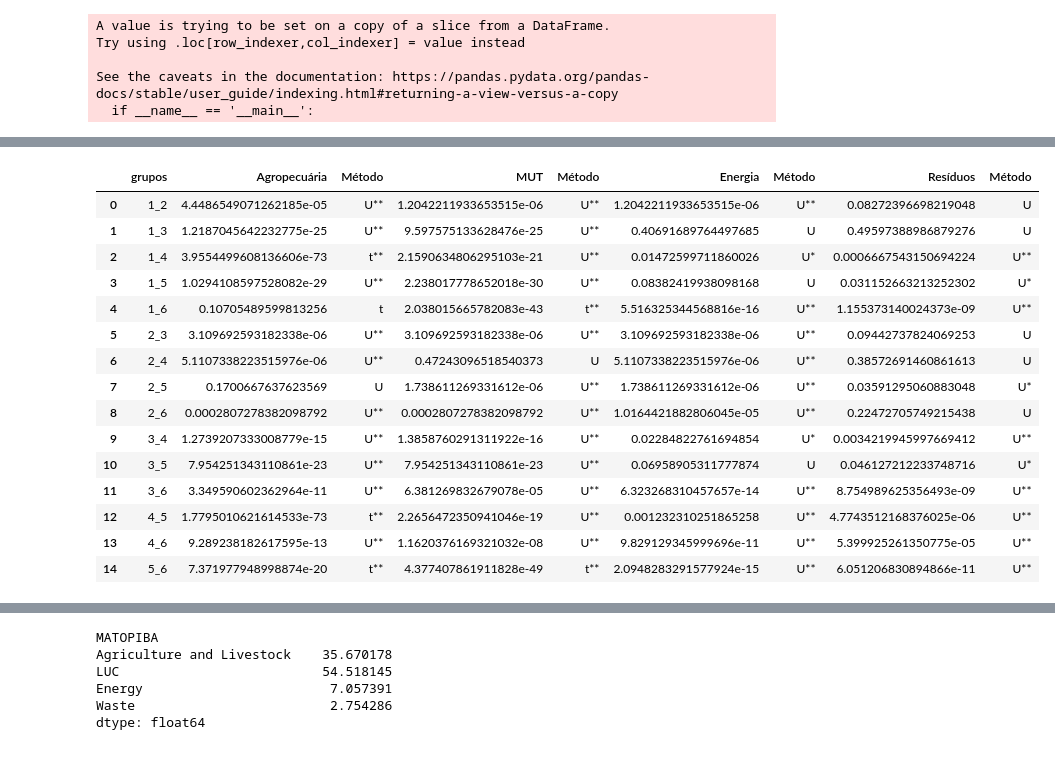
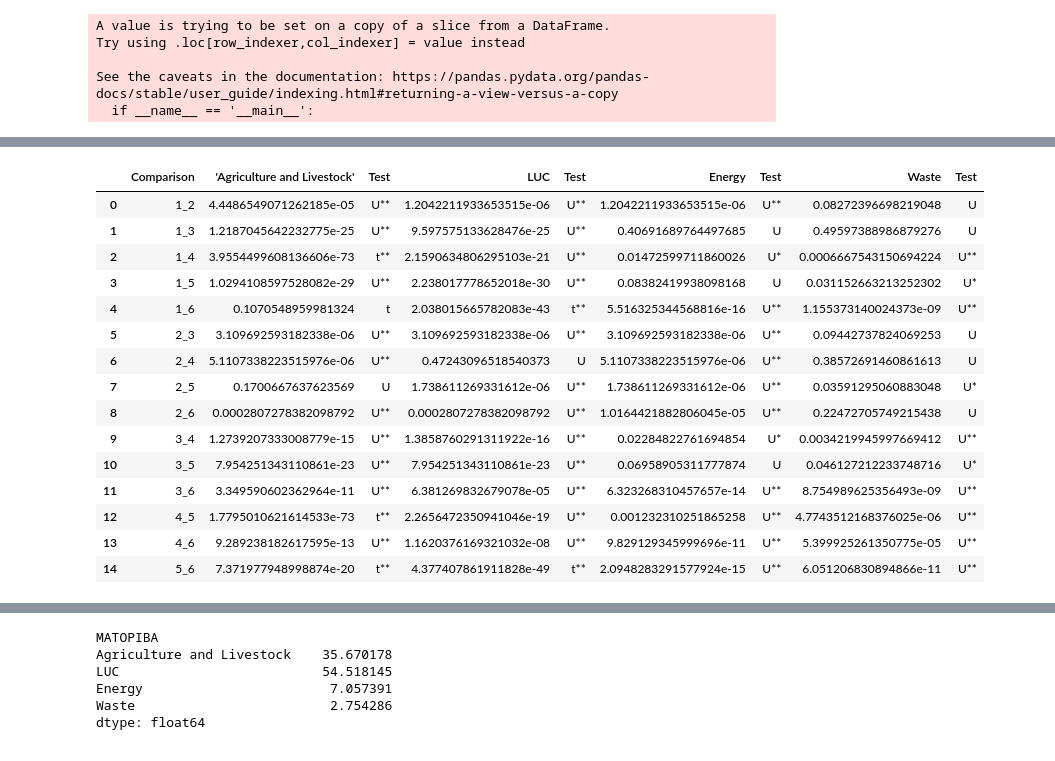
Before and after one commit to lucas-fpaiva/matopiba_emissions, a Jupyter notebook: code/groups.ipynb, the cells around one changed output, grey strips where cells are left out. Saved outputs shown, nothing was run; the diff lists cells and outputs as text; code cells hidden in the pictures.

```diff
--- a/code/groups.ipynb
+++ b/code/groups.ipynb
@@ -269,9 +246,5 @@ See the caveats in the documentation: https://pandas.pydata.org/pandas-docs/stab
 # %%
-from scipy.stats import ttest_ind
-from scipy.stats import mannwhitneyu
-from scipy.stats import bartlett
-
-l=range(1,max(data.grupo)+1)
+l=range(1,max(data.group)+1)
 
 count=0
 
@@ -280,9 +253,9 @@ grupos =[]
 ps_all = []
 
 parametric = True
-for coluna in ["Agropecuária","MUT","Energia","Resíduos"]:
+for coluna in features:
     count+=1
-    print(coluna)
+    # print(coluna)
     k=0
 
     ps=[]
@@ -292,8 +265,8 @@ for coluna in ["Agropecuária","MUT","Energia","Resíduos"]:
         for j in l[k:]:
             ''' Verificando se pode usar teste parametrico'''
 
-            cat1 = data[data['grupo']==i]
-            cat2 = data[data['grupo']==j]
+            cat1 = data[data['group']==i]
+            cat2 = data[data['group']==j]
 
             #Verificando o tamanho das amostras
             if min(len(cat1[coluna]),len(cat2[coluna]))>20:
@@ -304,7 +277,7 @@ for coluna in ["Agropecuária","MUT","Energia","Resíduos"]:
             if parametric:
                 _, p_1 = stats.normaltest(cat1[coluna])
                 if p_1>=0.05:
-                    print(str('Normal ' + str(i)+ ' p ='), p_1)
+                    # print(str('Normal ' + str(i)+ ' p ='), p_1)
                     parametric = True
 
                 else: parametric = False
@@ -374,14 +330,16 @@ Resíduos
 # %%
 ps_all = np.array(ps_all).transpose()
-dif = pd.DataFrame(ps_all,columns=['grupos',"Agropecuária",'Método',"MUT",'Método',"Energia",'Método',"Resíduos",'Método'])
+dif = pd.DataFrame(ps_all,columns=['Comparison',"'Agriculture and Livestock'",'Test',"LUC",'Test',"Energy",'Test','Waste','Test'])
+dif.to_csv('/content/matopiba_emissions/output/statistic.csv')
+
 dif.head(20)
 # %% [output]
-|  | grupos | Agropecuária | Método | MUT | Método | Energia | Método | Resíduos | Método |
+|  | Comparison | 'Agriculture and Livestock' | Test | LUC | Test | Energy | Test | Waste | Test |
 | 0 | 1_2 | 4.4486549071262185e-05 | U** | 1.2042211933653515e-06 | U** | 1.2042211933653515e-06 | U** | 0.08272396698219048 | U |
 | 1 | 1_3 | 1.2187045642232775e-25 | U** | 9.597575133628476e-25 | U** | 0.40691689764497685 | U | 0.49597388986879276 | U |
 | 2 | 1_4 | 3.9554499608136606e-73 | t** | 2.1590634806295103e-21 | U** | 0.01472599711860026 | U* | 0.0006667543150694224 | U** |
 | 3 | 1_5 | 1.0294108597528082e-29 | U** | 2.238017778652018e-30 | U** | 0.08382419938098168 | U | 0.031152663213252302 | U* |
-| 4 | 1_6 | 0.10705489599813256 | t | 2.038015665782083e-43 | t** | 5.516325344568816e-16 | U** | 1.155373140024373e-09 | U** |
+| 4 | 1_6 | 0.1070548959981324 | t | 2.038015665782083e-43 | t** | 5.516325344568816e-16 | U** | 1.155373140024373e-09 | U** |
 | 5 | 2_3 | 3.109692593182338e-06 | U** | 3.109692593182338e-06 | U** | 3.109692593182338e-06 | U** | 0.09442737824069253 | U |
 | 6 | 2_4 | 5.1107338223515976e-06 | U** | 0.47243096518540373 | U | 5.1107338223515976e-06 | U** | 0.38572691460861613 | U |
 | 7 | 2_5 | 0.1700667637623569 | U | 1.738611269331612e-06 | U** | 1.738611269331612e-06 | U** | 0.03591295060883048 | U* |
```
Also changed, not shown: parts of 28 cells of this notebook.
